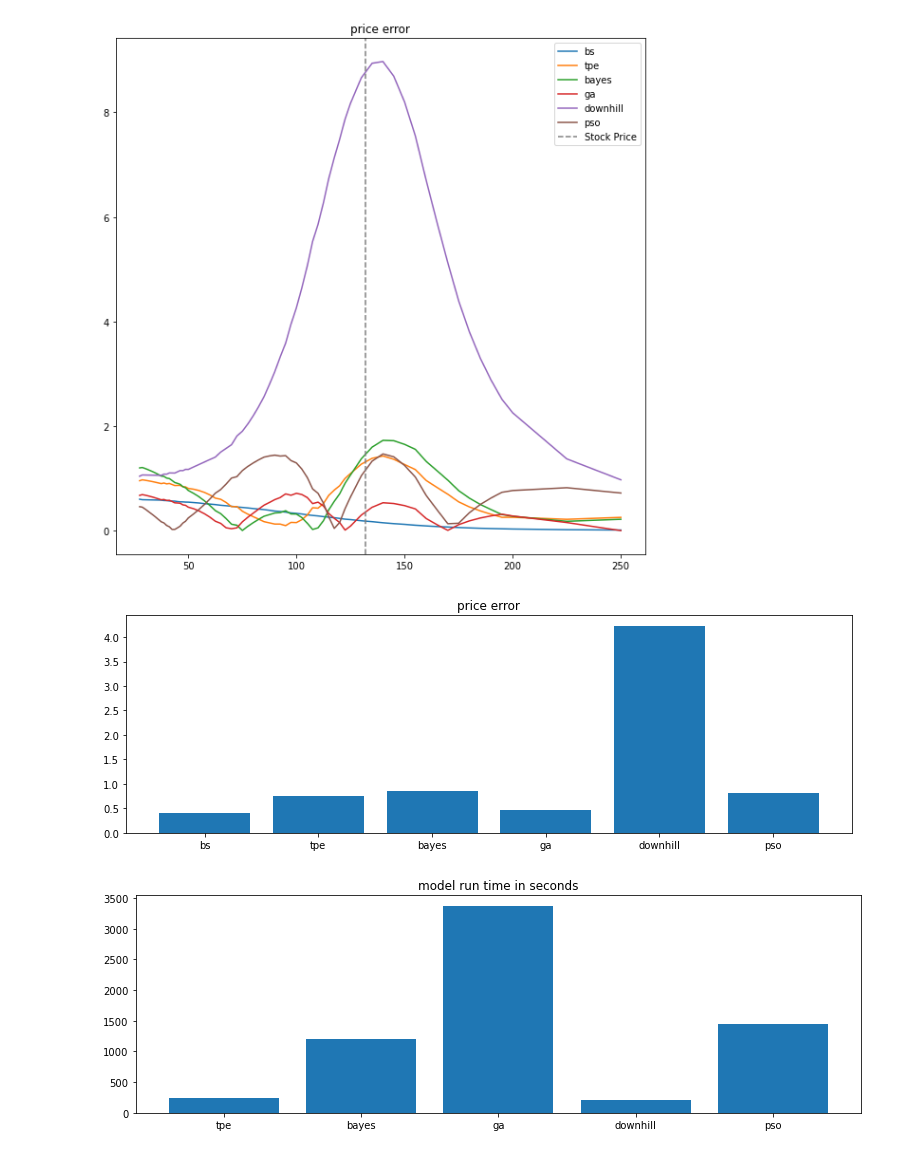
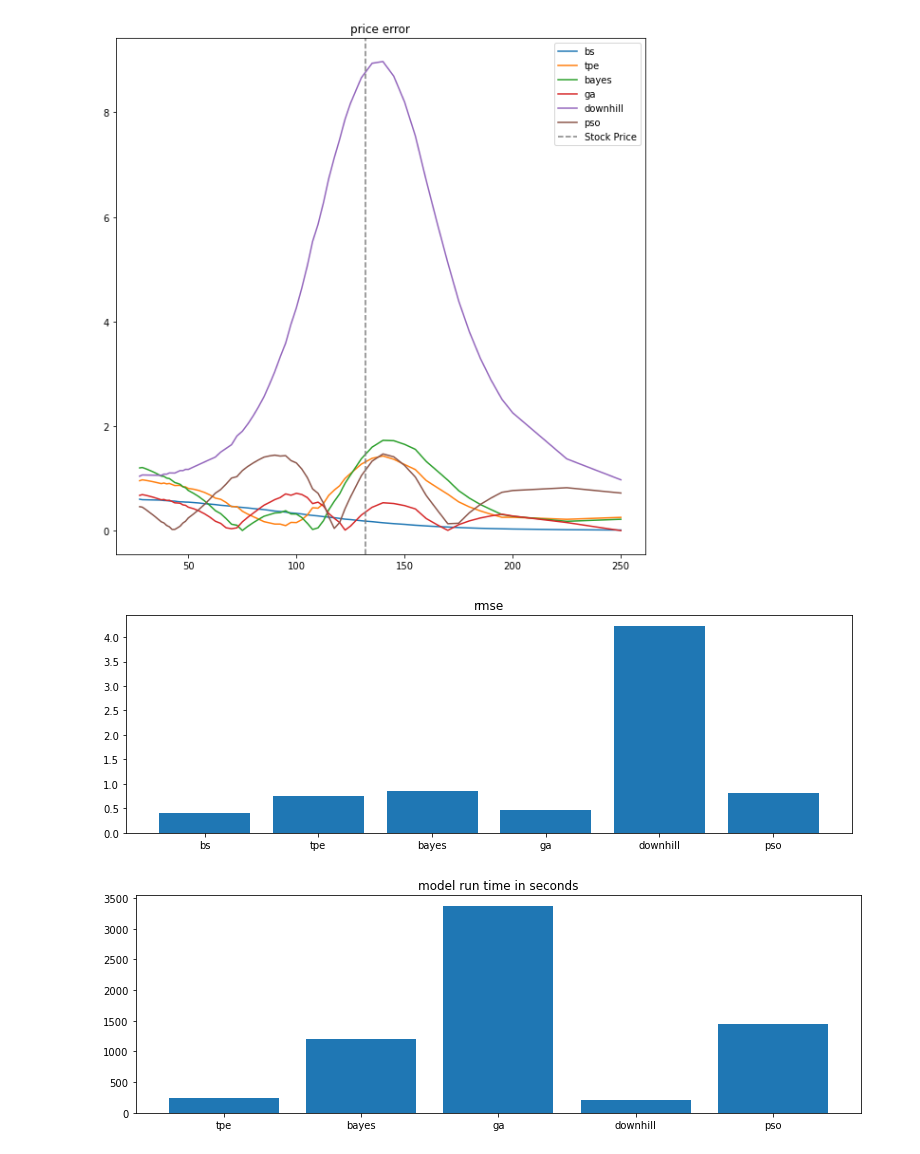
Before and after one commit to yh5529/RU_numerical_project, a Jupyter notebook: NA Midterm Project.ipynb, the cells around one changed output. Drawn from its saved outputs; the diff is of its cells as text; code cells hidden in the pictures.

```diff
--- a/NA Midterm Project.ipynb
+++ b/NA Midterm Project.ipynb
@@ -442,14 +459,14 @@ plt.show()
 # %%
 x = np.arange(6)
 x_name = ['bs','tpe','bayes','ga','downhill','pso']
 y = [RMSE(market_price2,bs_price),RMSE(market_price2,tpe_call_price),RMSE(market_price2,bayes_call_price),RMSE(market_price2,ga_call_price),RMSE(market_price2,ds_call_price),RMSE(market_price2,pso_call_price)]
 plt.figure(figsize=(13,4))
 plt.bar(x,y)
 plt.xticks(x, x_name)
-plt.title('price error')
+plt.title('rmse')
 plt.show()
 # %% [output]
-[figure, old version]
+[figure, new version]
 # %%
 t_tpe = 248
 t_bayes = 1203.0872356891632
```
Also changed, not shown: parts of 6 cells of this notebook.
